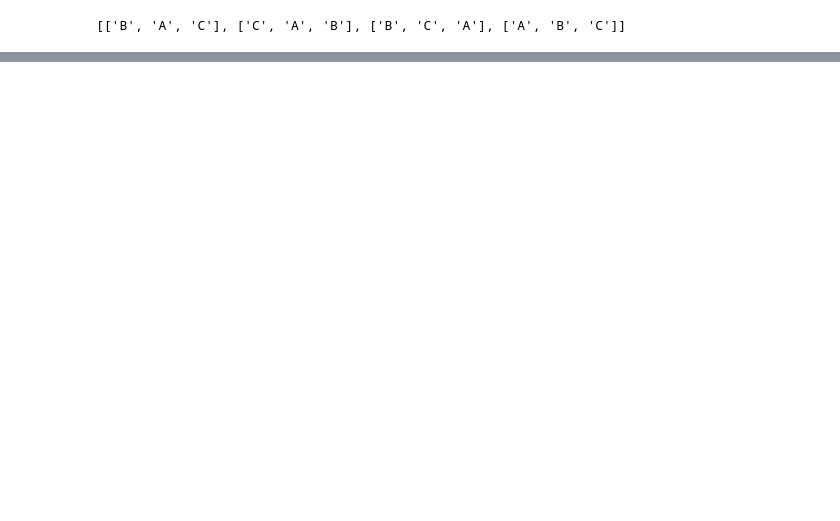
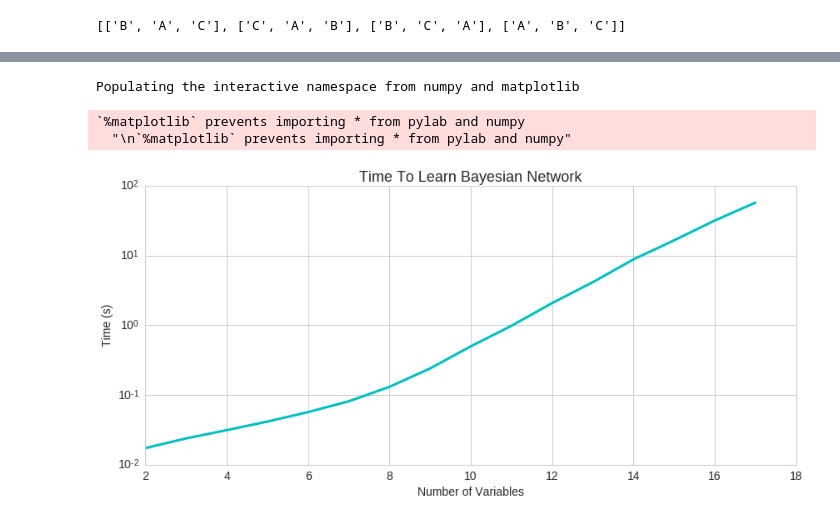
Before and after one commit to jmschrei/pomegranate, a Jupyter notebook: tutorials/Tutorial_4_Bayesian_Networks.ipynb, the cells around one changed output, grey strips where cells are left out. Cells and saved outputs as stored; diff of their text form; code cells hidden in the pictures; blank space fills up the shorter version.

```diff
--- a/tutorials/Tutorial_4_Bayesian_Networks.ipynb
+++ b/tutorials/Tutorial_4_Bayesian_Networks.ipynb
@@ -183,0 +231,28 @@ print network.predict_proba({})
+# %%
+%pylab inline
+import time
+
+times = []
+for i in range(2, 18):
+    tic = time.time()
+    X = numpy.random.randint(2, size=(10000, i))
+    model = BayesianNetwork.from_samples(X, algorithm='exact')
+    times.append( time.time() - tic )
+# %% [output]
+Populating the interactive namespace from numpy and matplotlib
+`%matplotlib` prevents importing * from pylab and numpy
+  "\n`%matplotlib` prevents importing * from pylab and numpy"
+# %%
+import seaborn
+seaborn.set_style('whitegrid')
+
+plt.figure(figsize=(14, 6))
+plt.title('Time To Learn Bayesian Network', fontsize=18)
+plt.xlabel("Number of Variables", fontsize=14)
+plt.ylabel("Time (s)", fontsize=14)
+plt.xticks(fontsize=14)
+plt.yticks(fontsize=14)
+plt.plot(range(2, 18), times, linewidth=3, color='c')
+plt.yscale('log')
+# %% [output]
+[figure, added]
```
Also changed, not shown: parts of 20 cells of this notebook, 3 other files.
